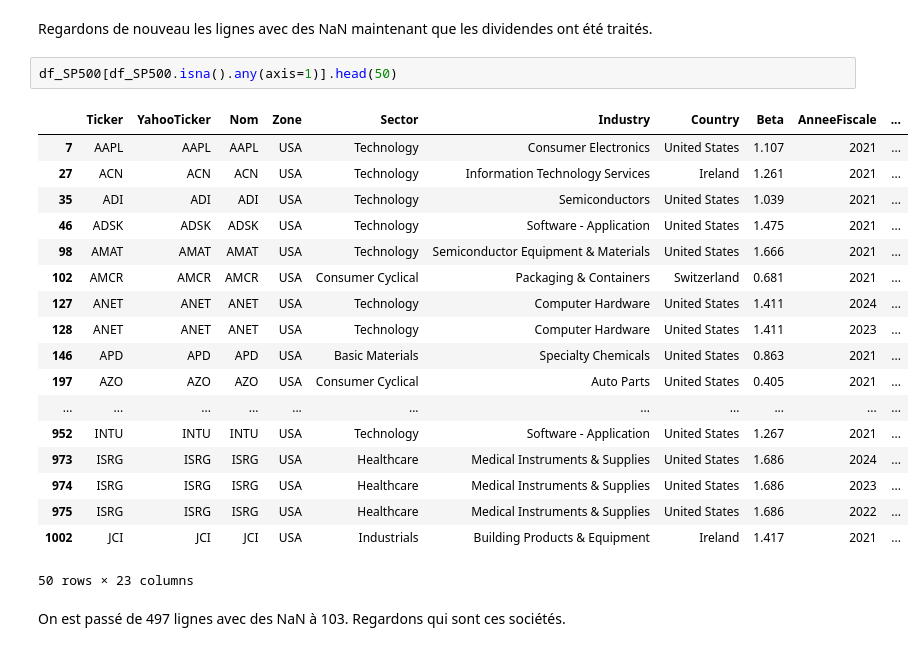
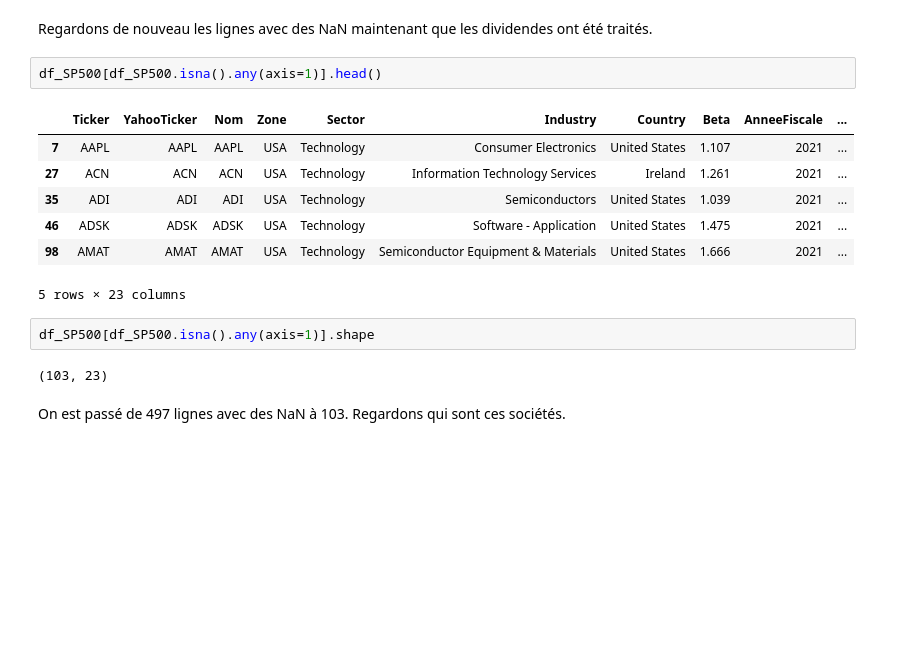
Before and after one commit to tnourlyn/Projet-Python---The-Transatlantic-valuation-guide, a Jupyter notebook: Nettoyage des données/Nettoyage_SP500.ipynb, the cells around one changed output. Saved outputs shown, nothing was run; the diff lists cells and outputs as text; blank space fills up the shorter version.

```diff
--- a/Nettoyage des données/Nettoyage_SP500.ipynb
+++ b/Nettoyage des données/Nettoyage_SP500.ipynb
@@ -116,26 +109,19 @@ df_SP500.head(50)
 # %% [markdown]
 Regardons de nouveau les lignes avec des NaN maintenant que les dividendes ont été traités.
 # %%
-df_SP500[df_SP500.isna().any(axis=1)].head(50)
+df_SP500[df_SP500.isna().any(axis=1)].head()
 # %% [output]
 |  | Ticker | YahooTicker | Nom | Zone | Sector | Industry | Country | Beta | AnneeFiscale | ... |
 | 7 | AAPL | AAPL | AAPL | USA | Technology | Consumer Electronics | United States | 1.107 | 2021 | ... |
 | 27 | ACN | ACN | ACN | USA | Technology | Information Technology Services | Ireland | 1.261 | 2021 | ... |
 | 35 | ADI | ADI | ADI | USA | Technology | Semiconductors | United States | 1.039 | 2021 | ... |
 | 46 | ADSK | ADSK | ADSK | USA | Technology | Software - Application | United States | 1.475 | 2021 | ... |
 | 98 | AMAT | AMAT | AMAT | USA | Technology | Semiconductor Equipment & Materials | United States | 1.666 | 2021 | ... |
-| 102 | AMCR | AMCR | AMCR | USA | Consumer Cyclical | Packaging & Containers | Switzerland | 0.681 | 2021 | ... |
-| 127 | ANET | ANET | ANET | USA | Technology | Computer Hardware | United States | 1.411 | 2024 | ... |
-| 128 | ANET | ANET | ANET | USA | Technology | Computer Hardware | United States | 1.411 | 2023 | ... |
-| 146 | APD | APD | APD | USA | Basic Materials | Specialty Chemicals | United States | 0.863 | 2021 | ... |
-| 197 | AZO | AZO | AZO | USA | Consumer Cyclical | Auto Parts | United States | 0.405 | 2021 | ... |
-| ... | ... | ... | ... | ... | ... | ... | ... | ... | ... | ... |
-| 952 | INTU | INTU | INTU | USA | Technology | Software - Application | United States | 1.267 | 2021 | ... |
-| 973 | ISRG | ISRG | ISRG | USA | Healthcare | Medical Instruments & Supplies | United States | 1.686 | 2024 | ... |
-| 974 | ISRG | ISRG | ISRG | USA | Healthcare | Medical Instruments & Supplies | United States | 1.686 | 2023 | ... |
-| 975 | ISRG | ISRG | ISRG | USA | Healthcare | Medical Instruments & Supplies | United States | 1.686 | 2022 | ... |
-| 1002 | JCI | JCI | JCI | USA | Industrials | Building Products & Equipment | Ireland | 1.417 | 2021 | ... |
-50 rows × 23 columns
+5 rows × 23 columns
+# %%
+df_SP500[df_SP500.isna().any(axis=1)].shape
+# %% [output]
+(103, 23)
 # %% [markdown]
 On est passé de 497 lignes avec des NaN à 103. Regardons qui sont ces sociétés.
 # %%
```
Also changed, not shown: parts of 2 cells of this notebook, 1 other file.
